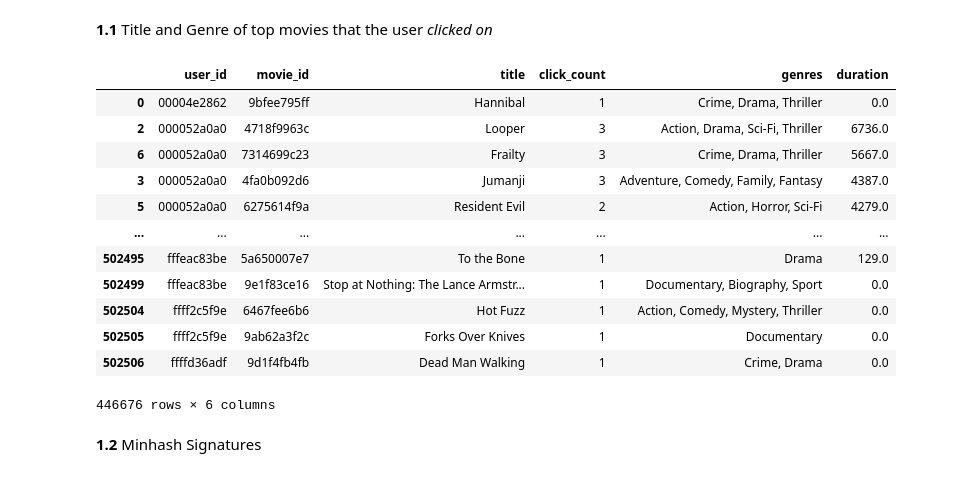
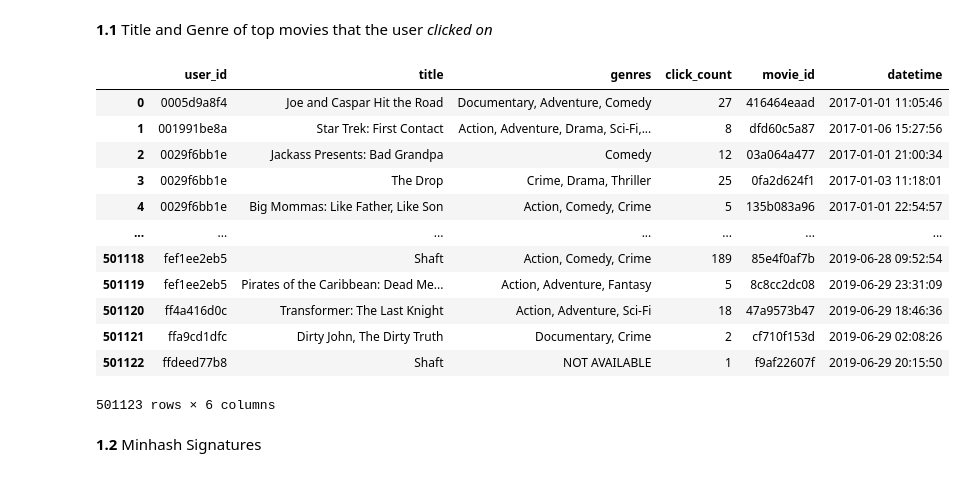
Before and after one commit to AmbarChatterjee/ADM_HW4_Group3, a Jupyter notebook: HW4_main.ipynb, the cells around one changed output. Drawn from its saved outputs; the diff is of its cells as text; code cells hidden in the pictures.

```diff
--- a/HW4_main.ipynb
+++ b/HW4_main.ipynb
@@ -36,34 +36,3 @@ moviesDF
 671736 rows × 8 columns
 # %% [markdown]
 **1.1** Title and Genre of top movies that the user _clicked on_
-# %%
-# Drop duplicates from the Dataframe
-moviesDF = moviesDF.drop_duplicates(subset=['user_id', 'movie_id', 'datetime'])
-
-# Group data
-aggregated_data = moviesDF.groupby(["user_id", "movie_id"]).agg({
-    "title": "first",
-    "datetime": "size",  # Rename this to click_count
-    "genres": "first",
-    "duration": "sum"
-}).reset_index().rename(columns={"datetime": "click_count"})
-
-# Sort and get top 10 movies for each user
-top_movies_per_user = aggregated_data.sort_values(by=["user_id", "click_count", "duration"], ascending=[True, False, False]).groupby("user_id").head(10)
-
-# Display the result
-top_movies_per_user
-# %% [output]
-|  | user_id | movie_id | title | click_count | genres | duration |
-| 0 | 00004e2862 | 9bfee795ff | Hannibal | 1 | Crime, Drama, Thriller | 0.0 |
-| 2 | 000052a0a0 | 4718f9963c | Looper | 3 | Action, Drama, Sci-Fi, Thriller | 6736.0 |
-| 6 | 000052a0a0 | 7314699c23 | Frailty | 3 | Crime, Drama, Thriller | 5667.0 |
-| 3 | 000052a0a0 | 4fa0b092d6 | Jumanji | 3 | Adventure, Comedy, Family, Fantasy | 4387.0 |
-| 5 | 000052a0a0 | 6275614f9a | Resident Evil | 2 | Action, Horror, Sci-Fi | 4279.0 |
-| ... | ... | ... | ... | ... | ... | ... |
-| 502495 | fffeac83be | 5a650007e7 | To the Bone | 1 | Drama | 129.0 |
-| 502499 | fffeac83be | 9e1f83ce16 | Stop at Nothing: The Lance Armstr... | 1 | Documentary, Biography, Sport | 0.0 |
-| 502504 | ffff2c5f9e | 6467fee6b6 | Hot Fuzz | 1 | Action, Comedy, Mystery, Thriller | 0.0 |
-| 502505 | ffff2c5f9e | 9ab62a3f2c | Forks Over Knives | 1 | Documentary | 0.0 |
-| 502506 | ffffd36adf | 9d1f4fb4fb | Dead Man Walking | 1 | Crime, Drama | 0.0 |
-446676 rows × 6 columns
@@ -70,3 +73,19 @@ top_movies_per_user
+# %%
+top_movies
+# %% [output]
+|  | user_id | title | genres | click_count | movie_id | datetime |
+| 0 | 0005d9a8f4 | Joe and Caspar Hit the Road | Documentary, Adventure, Comedy | 27 | 416464eaad | 2017-01-01 11:05:46 |
+| 1 | 001991be8a | Star Trek: First Contact | Action, Adventure, Drama, Sci-Fi,... | 8 | dfd60c5a87 | 2017-01-06 15:27:56 |
+| 2 | 0029f6bb1e | Jackass Presents: Bad Grandpa | Comedy | 12 | 03a064a477 | 2017-01-01 21:00:34 |
+| 3 | 0029f6bb1e | The Drop | Crime, Drama, Thriller | 25 | 0fa2d624f1 | 2017-01-03 11:18:01 |
+| 4 | 0029f6bb1e | Big Mommas: Like Father, Like Son | Action, Comedy, Crime | 5 | 135b083a96 | 2017-01-01 22:54:57 |
+| ... | ... | ... | ... | ... | ... | ... |
+| 501118 | fef1ee2eb5 | Shaft | Action, Comedy, Crime | 189 | 85e4f0af7b | 2019-06-28 09:52:54 |
+| 501119 | fef1ee2eb5 | Pirates of the Caribbean: Dead Me... | Action, Adventure, Fantasy | 5 | 8c8cc2dc08 | 2019-06-29 23:31:09 |
+| 501120 | ff4a416d0c | Transformer: The Last Knight | Action, Adventure, Sci-Fi | 18 | 47a9573b47 | 2019-06-29 18:46:36 |
+| 501121 | ffa9cd1dfc | Dirty John, The Dirty Truth | Documentary, Crime | 2 | cf710f153d | 2019-06-29 02:08:26 |
+| 501122 | ffdeed77b8 | Shaft | NOT AVAILABLE | 1 | f9af22607f | 2019-06-29 20:15:50 |
+501123 rows × 6 columns
 # %% [markdown]
 **1.2** Minhash Signatures
 # %% [markdown]
```
Also changed, not shown: parts of 6 cells of this notebook.
